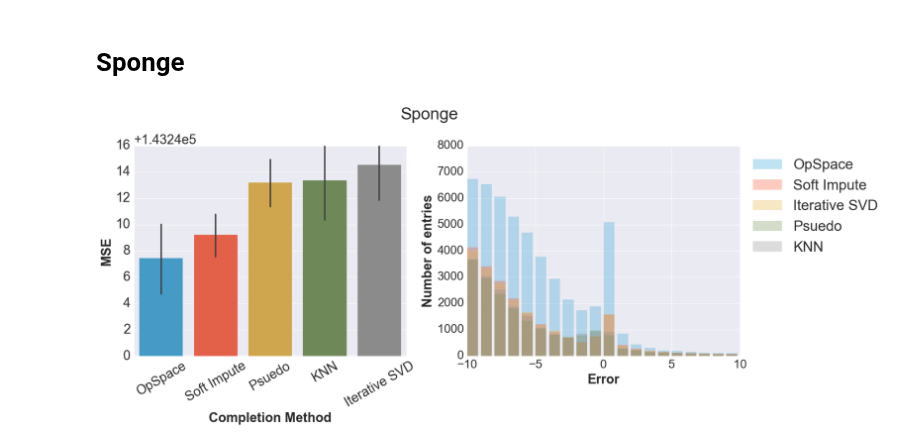
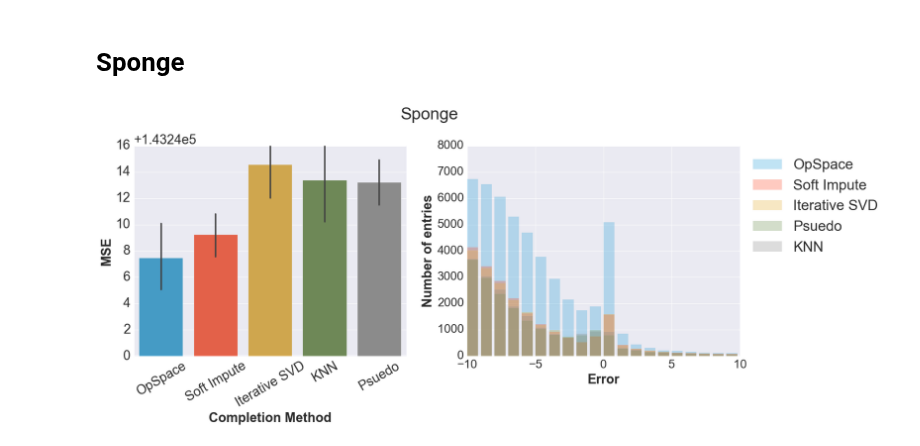
Before and after one commit to biocore/DEICODE, a Jupyter notebook: Examples/Regression_MSE.ipynb, the cells around one changed output. Drawn from its saved outputs; the diff is of its cells as text; code cells hidden in the pictures.

Commit message:
sponge re order

```diff
--- a/Examples/Regression_MSE.ipynb
+++ b/Examples/Regression_MSE.ipynb
@@ -477,36 +477,36 @@ names_order={'Psuedo':0, 'OpSpace':1, 'KNN':2, 'Soft Impute':3, 'Iterative SVD':
 dfnames_=['Psuedo']*10+['OpSpace']*10+['KNN']*10+['Soft Impute']*10+['Iterative SVD']*10
 MSE_sponge=pd.DataFrame([MSE_Sponge,dfnames_]
                       ,['MSE','Completion Method']).T.sort_values('MSE')
-order_df={'Psuedo':2, 'OpSpace':0, 'KNN':3, 'Soft Impute':1, 'Iterative SVD':4}
+order_df={'Psuedo':4, 'OpSpace':0, 'KNN':3, 'Soft Impute':1, 'Iterative SVD':2}
 MSE_sponge['sort']=[order_df[x] for x in MSE_sponge['Completion Method']]
 MSE_sponge=MSE_sponge.sort_values('sort')
 
 
 fig, (ax2,ax1) = plt.subplots(ncols=2, nrows=1,figsize=(15,6))
 
 for name_ in names_:
     ax1.bar(errors_unique_Sponge[names_order[name_]], errors_counts_Sponge[names_order[name_]]
             , alpha=0.3, label=name_,color=next(ax1._get_lines.prop_cycler)['color'])
 
 # Set the tick labels font
 for label in (ax1.get_xticklabels() + ax1.get_yticklabels()):
     label.set_fontname('Arial')
     label.set_fontsize(20)
 
 ax1.legend(loc=2,prop={'size':24},bbox_to_anchor=(1.0, 1.0))
 ax1.set_xlim([-10, 10])
 ax1.set_xlabel('Error', fontsize=22)
 ax1.set_ylabel('Number of entries', fontsize=22)
 plt.tight_layout()
 #plt.savefig('compare_mse.png')
 
 sns.barplot(x='Completion Method',y='MSE',data=MSE_sponge,ax=ax2,ci=60)
 for item in ax2.get_xticklabels():
     item.set_rotation(30)
 ax2.set_ylim([143240.0, 143256.0])
 
 
 plt.suptitle('Sponge',y=1.1,fontsize=28)
 plt.show()
 # %% [output]
-[figure, old version]
+[figure, new version]
```
